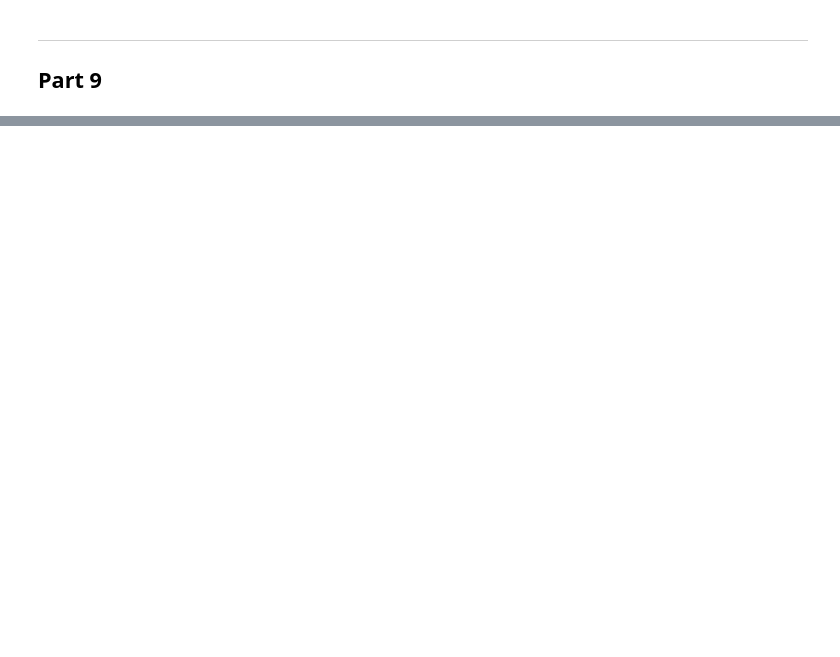
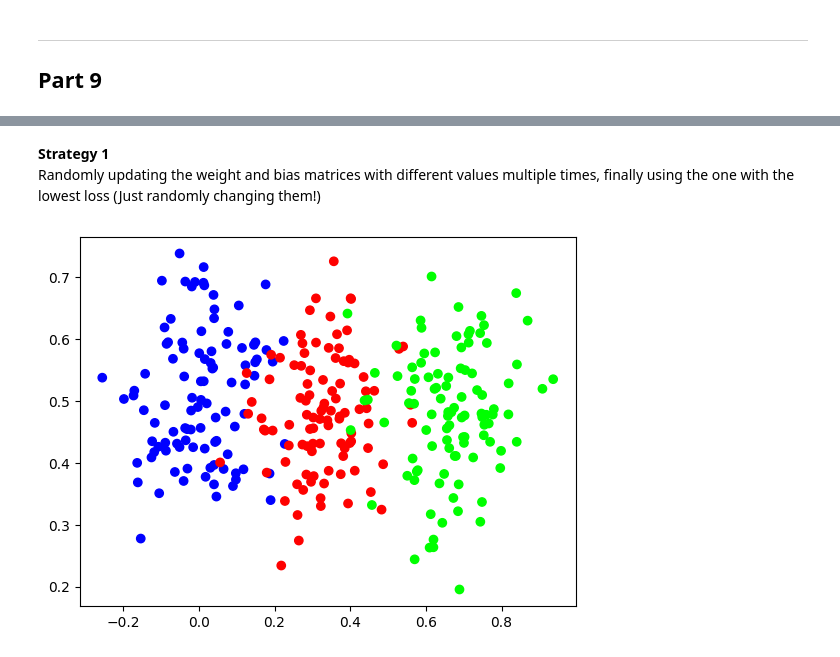
Before and after one commit to IshaanChamoli/NeuralNet, a Jupyter notebook: NeuralNet.ipynb, the cells around one changed output, grey strips where cells are left out. Saved outputs shown, nothing was run; the diff lists cells and outputs as text; code cells hidden in the pictures; blank space fills up the shorter version.

```diff
--- a/NeuralNet.ipynb
+++ b/NeuralNet.ipynb
@@ -177,6 +183,7 @@ biases2 = [-1, 2, -0.5]
 
 weights1 = np.array(weights1)
 weights2 = np.array(weights2)
+inputs = np.array(inputs)
 
 layer1output = np.dot(inputs, weights1.T) + biases1 # dot product of 3x4 and 4x3 matrices = 3x3 matrix
 
@@ -650,0 +664,60 @@ Accuracy: 0.30333333333333334
+# %% [markdown]
+<b>Strategy 1</b><br>
+Randomly updating the weight and bias matrices with different values multiple times, finally using the one with the lowest loss
+(Just randomly changing them!)
+# %%
+import matplotlib.pyplot as plt
+import nnfs
+from nnfs.datasets import vertical_data
+nnfs.init()
+
+# Creating simple data set (simpler than spiral)
+X, y = vertical_data(samples=100, classes=3)
+plt.scatter(X[:,0], X[:,1], c=y, cmap='brg')
+plt.show()
+
+
+# Creating layers
+dense1 = Layer_Dense(2, 3)
+activation1 = Activation_ReLu()
+dense2 = Layer_Dense(3, 3)
+activation2 = Activation_SoftMax()
+
+
+# Helper variables (best weights and biases!)
+lowest_loss = 999999999
+best_dense1_weights = dense1.weights.copy()
+best_dense1_biases = dense1.biases.copy()
+best_dense2_weights = dense2.weights.copy()
+best_dense2_biases = dense2.biases.copy()
+
+# Multiple iterations, randomizing weights+biases
+for iteration in range(100000):
+
+    # Creating new weights/biases
+    dense1.weights = 0.05 * np.random.randn(2,3)
+    dense1.biases = 0.05 * np.random.randn(1,3)
+    dense2.weights = 0.05 * np.random.randn(3,3)
+    dense2.biases = 0.05 * np.random.randn(1,3)
+
+    # Forward Pass (taking data through the layers!)
+    dense1.forward(X)
+    activation1.forward(dense1.output)
+    dense2.forward(activation1.output)
+    activation2.forward(dense2.output)
+    loss = Loss_CategoricalCrossEntropy()
+    loss = loss.loss(activation2.output, y)
+    accuracy = Accuracy().calculate(activation2.output, y)
+
+    if loss < lowest_loss:
+        # Updating helper best variables, if loss is at its lowest!
+        lowest_loss = loss
+        best_dense1_weights = dense1.weights.copy()
+        best_dense1_biases = dense1.biases.copy()
+        best_dense2_weights = dense2.weights.copy()
+        best_dense1_biases = dense1.biases.copy()
+        print(f"Better weights and biases found! Iteration: {iteration}, Loss: {loss}, Accuracy: {accuracy}")
+
+print("All iterations complete!")
+# %% [output]
+[figure, added]
```
Also changed, not shown: parts of 14 cells of this notebook.
